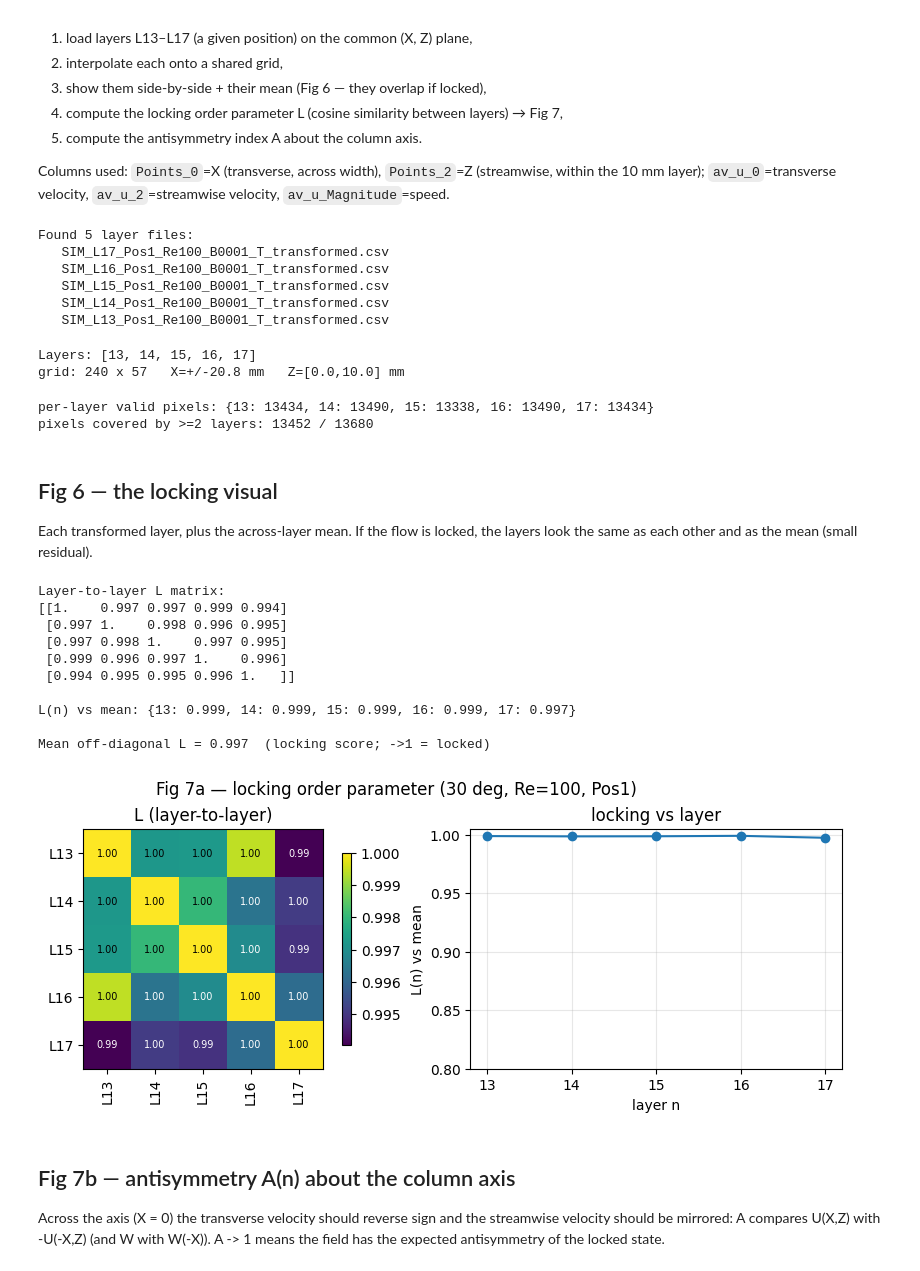
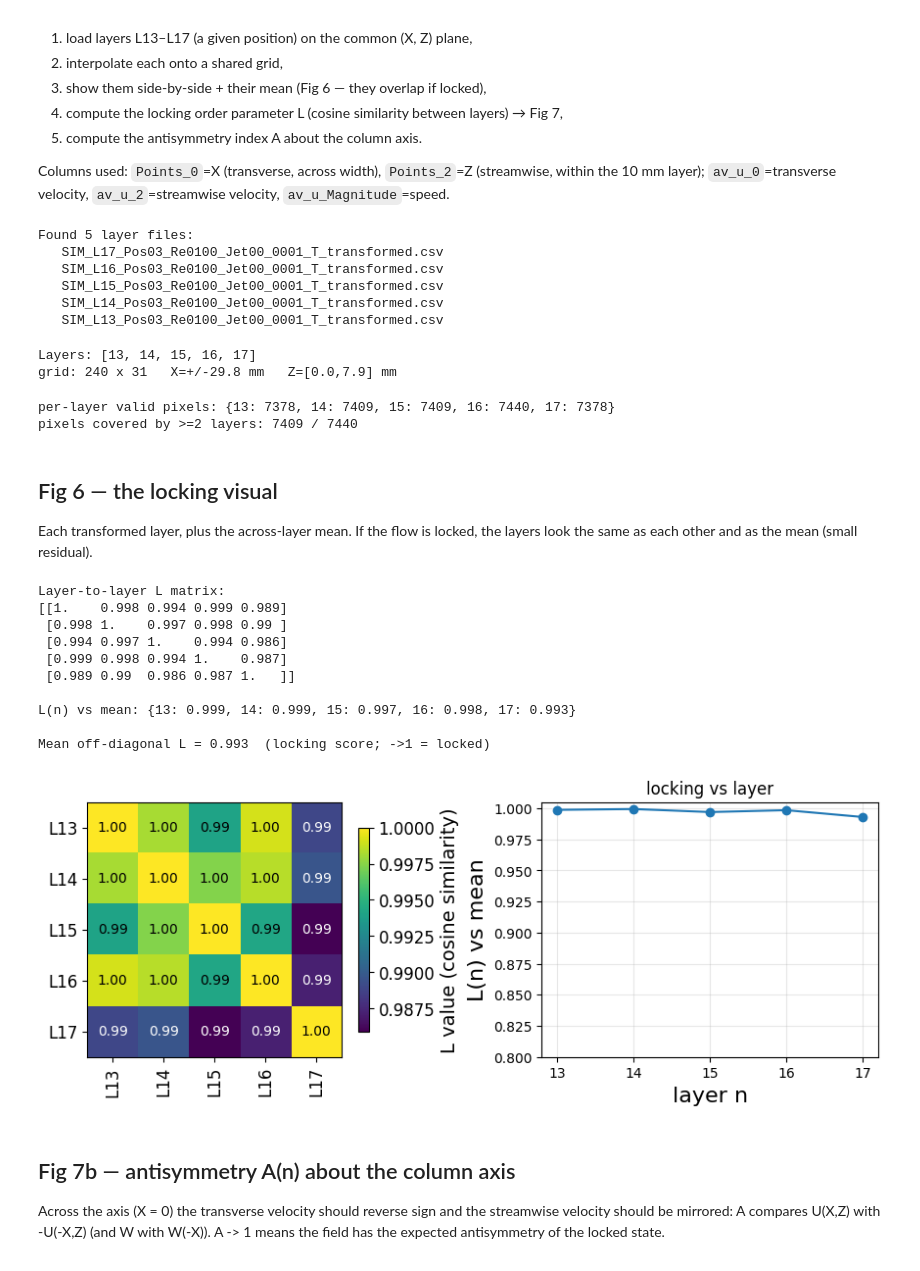
Before and after one commit to goru14qe/A1A4_paper2, a Jupyter notebook: Python_files/Flow_Locking_Ln_Analysis.ipynb, the cells around one changed output. Drawn from its saved outputs; the diff is of its cells as text; code cells hidden in the pictures.

```diff
--- a/Python_files/Flow_Locking_Ln_Analysis.ipynb
+++ b/Python_files/Flow_Locking_Ln_Analysis.ipynb
@@ -24,9 +24,9 @@ from scipy.interpolate import griddata
 import os, re, glob
 
 # ----------------- CONFIG (edit these) -----------------
-BASE = '../30/sim/30_Re_100/'   # topology/Re folder   '../40/sim/40_degree_jet_00'
-POS  = 'Pos1_transformed'           # Pos1/Pos3/Pos5/Pos7_transformed
-TOPO_LABEL = '30 deg, Re=100, Pos1' #'30 deg, Re=100, Pos3' # for titles
+BASE = '../40/sim/40_Re_100/'   # topology/Re folder   '../40/sim/40_degree_jet_00'
+POS  = 'Pos3_transformed'           # Pos1/Pos3/Pos5/Pos7_transformed
+TOPO_LABEL = '40 deg, Re=100, Pos3' #'30 deg, Re=300, Pos3' # for titles
 OUTDIR = 'locking'  # where to save output figures
 GRID_N = 240                        # grid points across the wide (X) direction
 os.makedirs(OUTDIR, exist_ok=True)
@@ -38,11 +38,11 @@ print('Found', len(files), 'layer files:')
 for f in files: print('  ', os.path.basename(f))
 # %% [output]
 Found 5 layer files:
-   SIM_L17_Pos1_Re100_B0001_T_transformed.csv
-   SIM_L16_Pos1_Re100_B0001_T_transformed.csv
-   SIM_L15_Pos1_Re100_B0001_T_transformed.csv
-   SIM_L14_Pos1_Re100_B0001_T_transformed.csv
-   SIM_L13_Pos1_Re100_B0001_T_transformed.csv
+   SIM_L17_Pos03_Re0100_Jet00_0001_T_transformed.csv
+   SIM_L16_Pos03_Re0100_Jet00_0001_T_transformed.csv
+   SIM_L15_Pos03_Re0100_Jet00_0001_T_transformed.csv
+   SIM_L14_Pos03_Re0100_Jet00_0001_T_transformed.csv
+   SIM_L13_Pos03_Re0100_Jet00_0001_T_transformed.csv
 # %%
 # ----------------- load layers -----------------
 def layer_number(path):
@@ -78,7 +78,7 @@ XI, ZI = np.meshgrid(xi, zi)
 print(f'grid: {GRID_N} x {nz}   X=+/-{Xmax*1e3:.1f} mm   Z=[{Zmin*1e3:.1f},{Zmax*1e3:.1f}] mm')
 # %% [output]
 Layers: [13, 14, 15, 16, 17]
-grid: 240 x 57   X=+/-20.8 mm   Z=[0.0,10.0] mm
+grid: 240 x 31   X=+/-29.8 mm   Z=[0.0,7.9] mm
 # %%
 # ----------------- interpolate each layer onto the shared grid -----------------
 def grid_field(d, key):
@@ -99,8 +99,8 @@ print('pixels covered by >=2 layers:', int((coverage >= 2).sum()), '/', coverage
 def pair_mask(a, b):
     return valid[a] & valid[b]
 # %% [output]
-per-layer valid pixels: {13: 13434, 14: 13490, 15: 13338, 16: 13490, 17: 13434}
-pixels covered by >=2 layers: 13452 / 13680
+per-layer valid pixels: {13: 7378, 14: 7409, 15: 7409, 16: 7440, 17: 7378}
+pixels covered by >=2 layers: 7409 / 7440
 # %% [markdown]
 ## Fig 6 — the locking visual
 Each transformed layer, plus the across-layer mean. If the flow is locked, the layers
@@ -122,47 +122,49 @@ Lmat = np.array([[Lpair(m, n) for n in lnums] for m in lnums])
 Umean = np.nanmean([np.where(valid[n], G[n]['U'], np.nan) for n in lnums], axis=0)
 Wmean = np.nanmean([np.where(valid[n], G[n]['W'], np.nan) for n in lnums], axis=0)
 meanvalid = np.isfinite(Umean) & np.isfinite(Wmean)
 def Lmean(n):
     m = valid[n] & meanvalid
     return cos_sim(np.concatenate([G[n]['U'][m], G[n]['W'][m]]),
                    np.concatenate([Umean[m], Wmean[m]]))
 L_vs_mean = np.array([Lmean(n) for n in lnums])
 
 print('Layer-to-layer L matrix:')
 print(np.array2string(Lmat, precision=3, suppress_small=True))
 print('\nL(n) vs mean:', dict(zip(lnums, np.round(L_vs_mean, 3))))
 offdiag = Lmat[~np.eye(len(lnums), dtype=bool)]
 print(f'\nMean off-diagonal L = {offdiag.mean():.3f}  (locking score; ->1 = locked)')
 np.savetxt(os.path.join(OUTDIR, f'locking_data_{TOPO_LABEL.replace(", ", "_").replace(" ", "_")}.dat'),
            np.column_stack([lnums, L_vs_mean, Lmat.diagonal()]),
            header='layer L_vs_mean L_diagonal', fmt='%d %.6f %.6f')
 
 fig, ax = plt.subplots(1, 2, figsize=(9, 3.4), constrained_layout=True)
 im = ax[0].imshow(Lmat, vmin=offdiag.min(), vmax=1, cmap='viridis')
-ax[0].set_xticks(range(len(lnums))); ax[0].set_xticklabels([f'L{n}' for n in lnums], rotation=90)
-ax[0].set_yticks(range(len(lnums))); ax[0].set_yticklabels([f'L{n}' for n in lnums])
+ax[0].set_xticks(range(len(lnums))); ax[0].set_xticklabels([f'L{n}' for n in lnums], rotation=90, fontsize=12)
+ax[0].set_yticks(range(len(lnums))); ax[0].set_yticklabels([f'L{n}' for n in lnums], fontsize=12)
 for (i, j), v in np.ndenumerate(Lmat):
     ax[0].text(j, i, f'{v:.2f}', ha='center', va='center',
-               color='w' if v < 0.5*(1+offdiag.min()) else 'k', fontsize=7)
-ax[0].set_title('L (layer-to-layer)'); fig.colorbar(im, ax=ax[0], shrink=0.8)
+               color='w' if v < 0.5*(1+offdiag.min()) else 'k', fontsize=10)
+cbar = fig.colorbar(im, ax=ax[0], shrink=0.8)
+cbar.set_label('L value (cosine similarity)', fontsize=14)
+cbar.ax.tick_params(labelsize=12)
 ax[1].plot(lnums, L_vs_mean, 'o-'); ax[1].set_ylim(min(0.8, L_vs_mean.min()-0.02), 1.005)
-ax[1].set_xlabel('layer n'); ax[1].set_ylabel('L(n) vs mean'); ax[1].grid(alpha=0.3)
+ax[1].set_xlabel('layer n', fontsize=16); ax[1].set_ylabel('L(n) vs mean', fontsize=16); ax[1].grid(alpha=0.3)
 ax[1].set_title('locking vs layer')
-fig.suptitle(f'Fig 7a — locking order parameter ({TOPO_LABEL})')
+#fig.suptitle(f'Fig 7a — locking order parameter ({TOPO_LABEL})')
 fig.savefig(os.path.join(OUTDIR, f'Ln_{TOPO_LABEL.replace(", ", "_").replace(" ", "_")}.png'), dpi=200)
 plt.show()
 # %% [output]
 Layer-to-layer L matrix:
-[[1.    0.997 0.997 0.999 0.994]
- [0.997 1.    0.998 0.996 0.995]
- [0.997 0.998 1.    0.997 0.995]
- [0.999 0.996 0.997 1.    0.996]
- [0.994 0.995 0.995 0.996 1.   ]]
+[[1.    0.998 0.994 0.999 0.989]
+ [0.998 1.    0.997 0.998 0.99 ]
+ [0.994 0.997 1.    0.994 0.986]
+ [0.999 0.998 0.994 1.    0.987]
+ [0.989 0.99  0.986 0.987 1.   ]]
 
-L(n) vs mean: {13: 0.999, 14: 0.999, 15: 0.999, 16: 0.999, 17: 0.997}
+L(n) vs mean: {13: 0.999, 14: 0.999, 15: 0.997, 16: 0.998, 17: 0.993}
 
-Mean off-diagonal L = 0.997  (locking score; ->1 = locked)
+Mean off-diagonal L = 0.993  (locking score; ->1 = locked)
-[figure, old version]
+[figure, new version]
 # %% [markdown]
 ## Fig 7b — antisymmetry A(n) about the column axis
 Across the axis (X = 0) the transverse velocity should reverse sign and the streamwise
```
Also changed, not shown: parts of 1 cell of this notebook, 26 other files.
